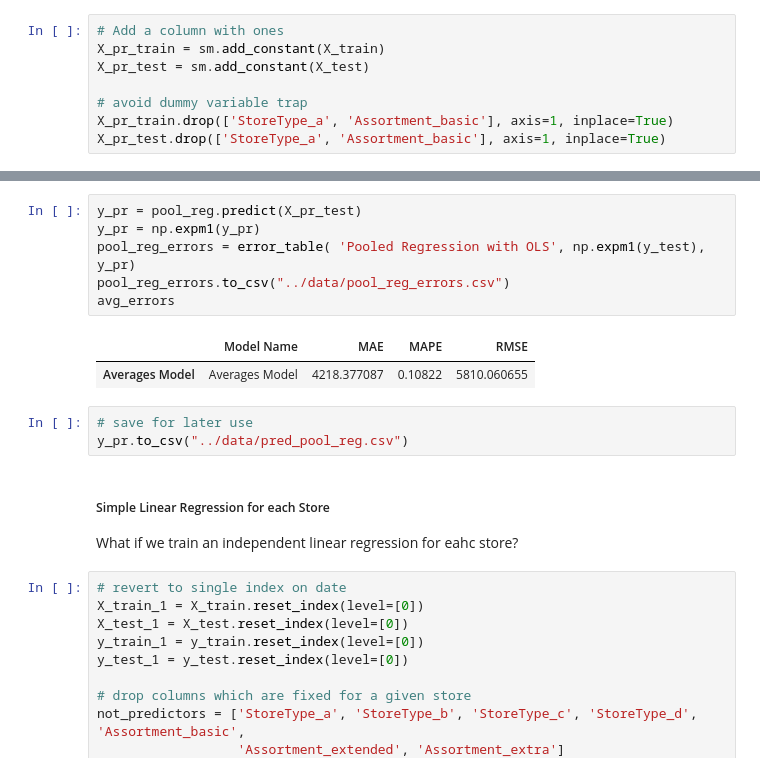
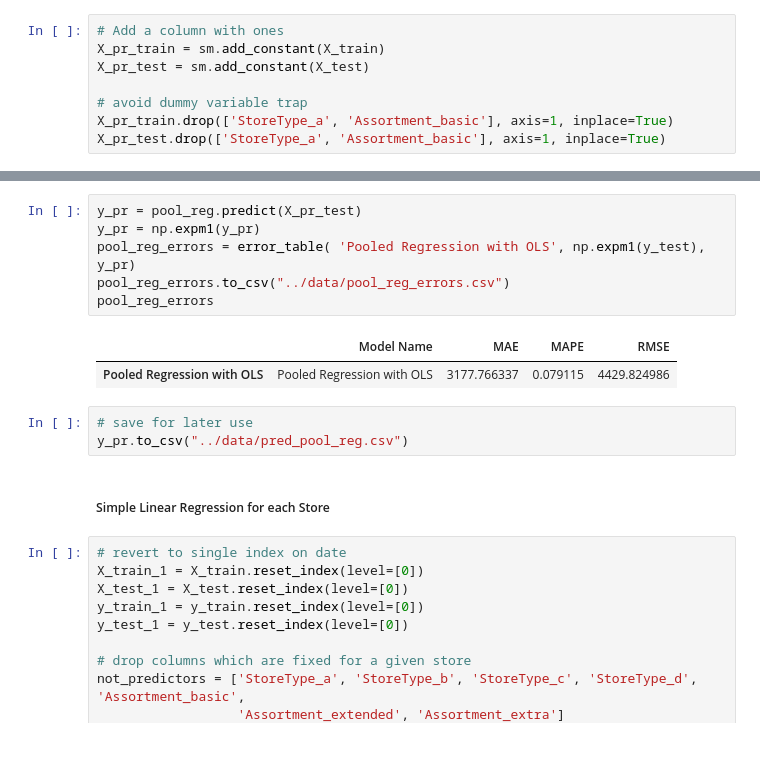
Before and after one commit to xaviermondragon/rossmann, a Jupyter notebook: notebooks/4_weekly_modelling_linear.ipynb, the cells around one changed output, grey strips where cells are left out. Cells and saved outputs as stored; diff of their text form.

Commit message:
Add some technical explanations about the statistical models.

```diff
--- a/notebooks/4_weekly_modelling_linear.ipynb
+++ b/notebooks/4_weekly_modelling_linear.ipynb
@@ -251,19 +248,17 @@ SalesPerCustomer               -0.0022     0.0016    -1.3390     0.1806     -0.0
 # %%
 y_pr = pool_reg.predict(X_pr_test)
 y_pr = np.expm1(y_pr)
 pool_reg_errors = error_table( 'Pooled Regression with OLS', np.expm1(y_test), y_pr)
 pool_reg_errors.to_csv("../data/pool_reg_errors.csv")
-avg_errors
+pool_reg_errors
 # %% [output]
 |  | Model Name | MAE | MAPE | RMSE |
-| Averages Model | Averages Model | 4218.377087 | 0.10822 | 5810.060655 |
+| Pooled Regression with OLS | Pooled Regression with OLS | 3177.766337 | 0.079115 | 4429.824986 |
 # %%
 # save for later use
 y_pr.to_csv("../data/pred_pool_reg.csv")
 # %% [markdown]
 ##### Simple Linear Regression for each Store
-
-What if we train an independent linear regression for eahc store?
 # %%
 # revert to single index on date
 X_train_1 = X_train.reset_index(level=[0])
```
Also changed, not shown: parts of 4 cells of this notebook, 1 other file.
